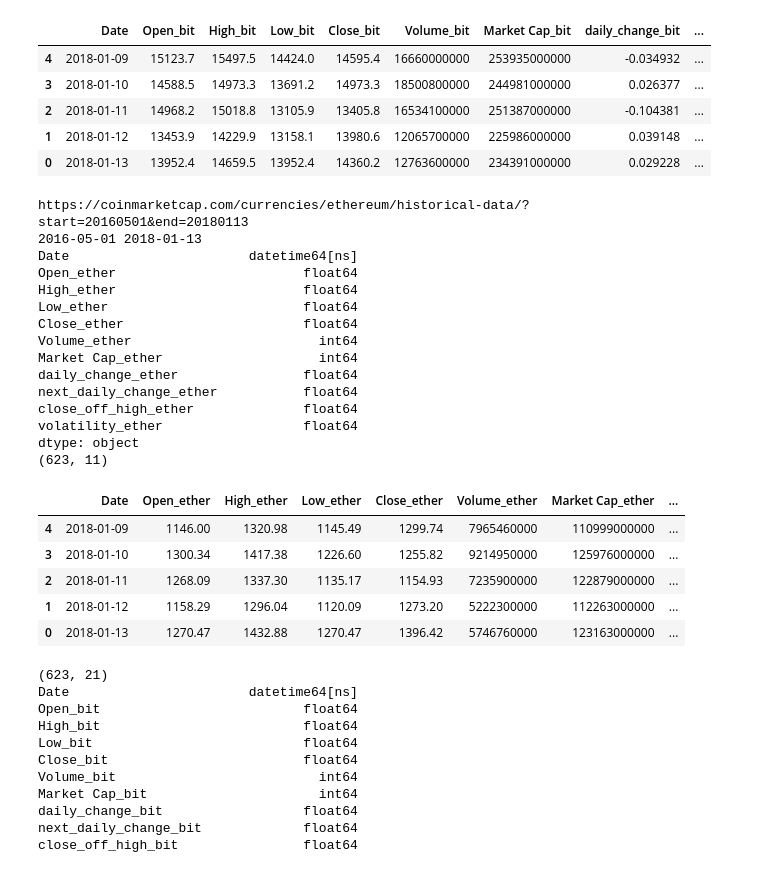
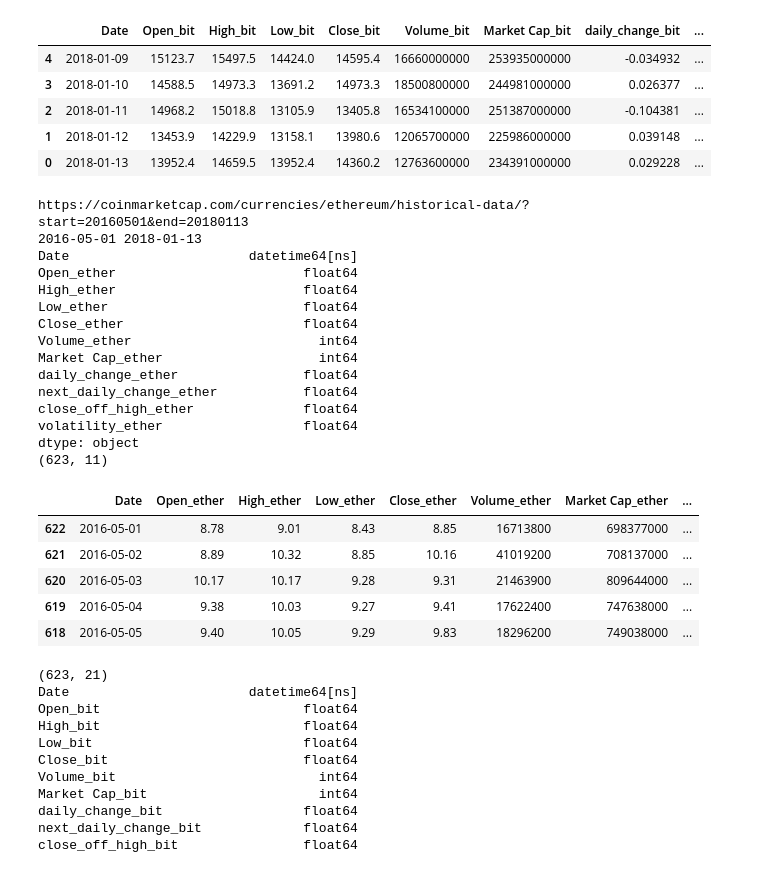
Before and after one commit to joehahn/cryptocoin-tensorflow-demo, a Jupyter notebook: predict_crypto_price.ipynb, the cells around one changed output. Cells and saved outputs as stored; diff of their text form; code cells hidden in the pictures.

```diff
--- a/predict_crypto_price.ipynb
+++ b/predict_crypto_price.ipynb
@@ -98,39 +98,39 @@ df['daily_change'] = (df['Close'] - df['Open'])/df['Open']
 df['next_daily_change'] = df['daily_change'].shift(-1)
 #close off high
 df['close_off_high'] = 2*(df['High']- df['Close'])/(df['High']-df['Low'])-1
 #volatility
 df['volatility'] = (df['High'] - df['Low'])/df['Open']
 #modify column names
 cols = [col + '_ether' for col in df.columns]
 cols[0] = 'Date'
 df.columns = cols
 ethereum = df
 print ethereum['Date'].dt.date.min(), ethereum['Date'].dt.date.max()
 print ethereum.dtypes
 print ethereum.shape
-ethereum.tail()
+ethereum.head()
 # %% [output]
 https://coinmarketcap.com/currencies/ethereum/historical-data/?start=20160501&end=20180113
 2016-05-01 2018-01-13
 Date                       datetime64[ns]
 Open_ether                        float64
 High_ether                        float64
 Low_ether                         float64
 Close_ether                       float64
 Volume_ether                        int64
 Market Cap_ether                    int64
 daily_change_ether                float64
 next_daily_change_ether           float64
 close_off_high_ether              float64
 volatility_ether                  float64
 dtype: object
 (623, 11)
 |  | Date | Open_ether | High_ether | Low_ether | Close_ether | Volume_ether | Market Cap_ether | ... |
-| 4 | 2018-01-09 | 1146.00 | 1320.98 | 1145.49 | 1299.74 | 7965460000 | 110999000000 | ... |
-| 3 | 2018-01-10 | 1300.34 | 1417.38 | 1226.60 | 1255.82 | 9214950000 | 125976000000 | ... |
-| 2 | 2018-01-11 | 1268.09 | 1337.30 | 1135.17 | 1154.93 | 7235900000 | 122879000000 | ... |
-| 1 | 2018-01-12 | 1158.29 | 1296.04 | 1120.09 | 1273.20 | 5222300000 | 112263000000 | ... |
-| 0 | 2018-01-13 | 1270.47 | 1432.88 | 1270.47 | 1396.42 | 5746760000 | 123163000000 | ... |
+| 622 | 2016-05-01 | 8.78 | 9.01 | 8.43 | 8.85 | 16713800 | 698377000 | ... |
+| 621 | 2016-05-02 | 8.89 | 10.32 | 8.85 | 10.16 | 41019200 | 708137000 | ... |
+| 620 | 2016-05-03 | 10.17 | 10.17 | 9.28 | 9.31 | 21463900 | 809644000 | ... |
+| 619 | 2016-05-04 | 9.38 | 10.03 | 9.27 | 9.41 | 17622400 | 747638000 | ... |
+| 618 | 2016-05-05 | 9.40 | 10.05 | 9.29 | 9.83 | 18296200 | 749038000 | ... |
 # %%
 #merge bitcoin and ethereum data
 coins = bitcoin.merge(ethereum, on='Date', how='inner')
```
Also changed, not shown: parts of 1 cell of this notebook, 5 other files.
